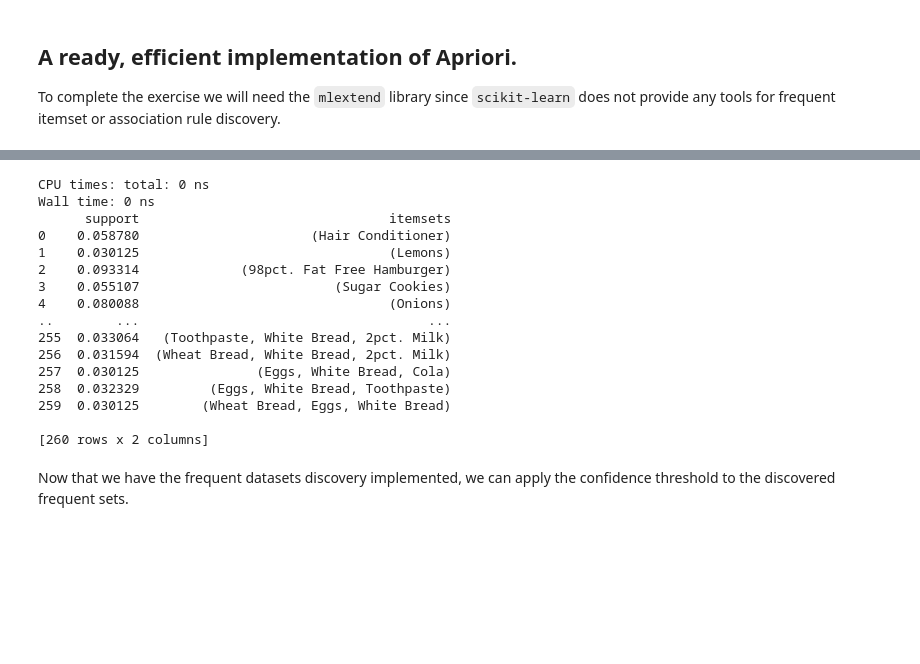
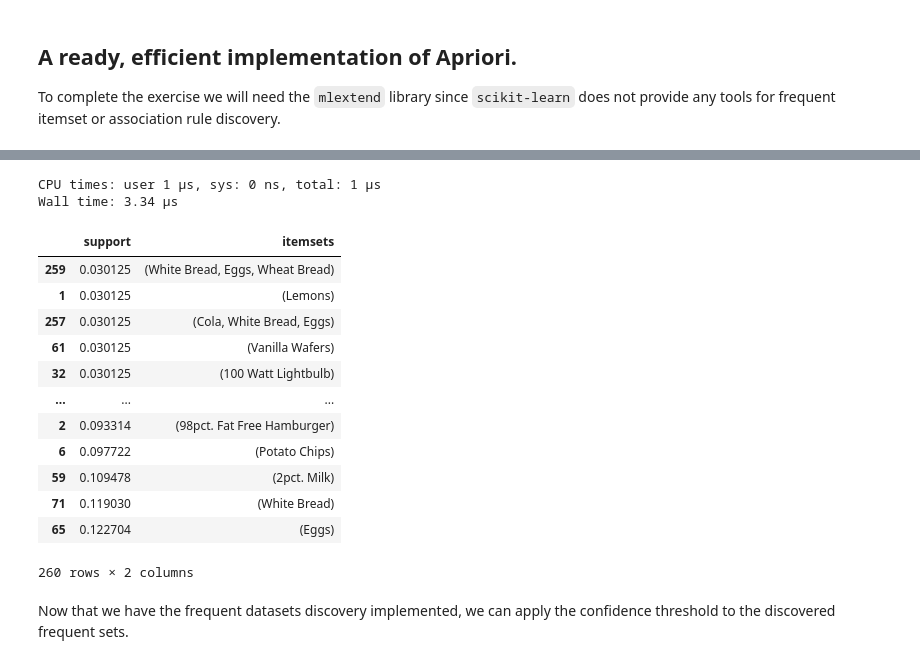
Before and after one commit to AndrewChmutov/data-mining, a Jupyter notebook: Association/association_rules_notebook.ipynb, the cells around one changed output, grey strips where cells are left out. Drawn from its saved outputs; the diff is of its cells as text; code cells hidden in the pictures; blank space fills up the shorter version.

```diff
--- a/Association/association.ipynb
+++ b/Association/association_rules_notebook.ipynb
@@ -440,26 +426,25 @@ ModuleNotFoundError: No module named 'mlxtend'
 # %%
 %time
 
 
 frequent_itemsets = apriori(marketbasket, min_support=0.03, use_colnames=True)
-print(frequent_itemsets)
+frequent_itemsets.sort_values("support")
 # %% [output]
-CPU times: total: 0 ns
-Wall time: 0 ns
-      support                                itemsets
-0    0.058780                      (Hair Conditioner)
-1    0.030125                                (Lemons)
-2    0.093314             (98pct. Fat Free Hamburger)
-3    0.055107                         (Sugar Cookies)
-4    0.080088                                (Onions)
-..        ...                                     ...
-255  0.033064   (Toothpaste, White Bread, 2pct. Milk)
-256  0.031594  (Wheat Bread, White Bread, 2pct. Milk)
-257  0.030125               (Eggs, White Bread, Cola)
-258  0.032329         (Eggs, White Bread, Toothpaste)
-259  0.030125        (Wheat Bread, Eggs, White Bread)
-
-[260 rows x 2 columns]
+CPU times: user 1 µs, sys: 0 ns, total: 1 µs
+Wall time: 3.34 µs
+|  | support | itemsets |
+| 259 | 0.030125 | (White Bread, Eggs, Wheat Bread) |
+| 1 | 0.030125 | (Lemons) |
+| 257 | 0.030125 | (Cola, White Bread, Eggs) |
+| 61 | 0.030125 | (Vanilla Wafers) |
+| 32 | 0.030125 | (100 Watt Lightbulb) |
+| ... | ... | ... |
+| 2 | 0.093314 | (98pct. Fat Free Hamburger) |
+| 6 | 0.097722 | (Potato Chips) |
+| 59 | 0.109478 | (2pct. Milk) |
+| 71 | 0.119030 | (White Bread) |
+| 65 | 0.122704 | (Eggs) |
+260 rows × 2 columns
 # %% [markdown]
 Now that we have the frequent datasets discovery implemented, we can apply the confidence threshold to the discovered frequent sets.
 # %%
```
Also changed, not shown: parts of 11 cells of this notebook.
